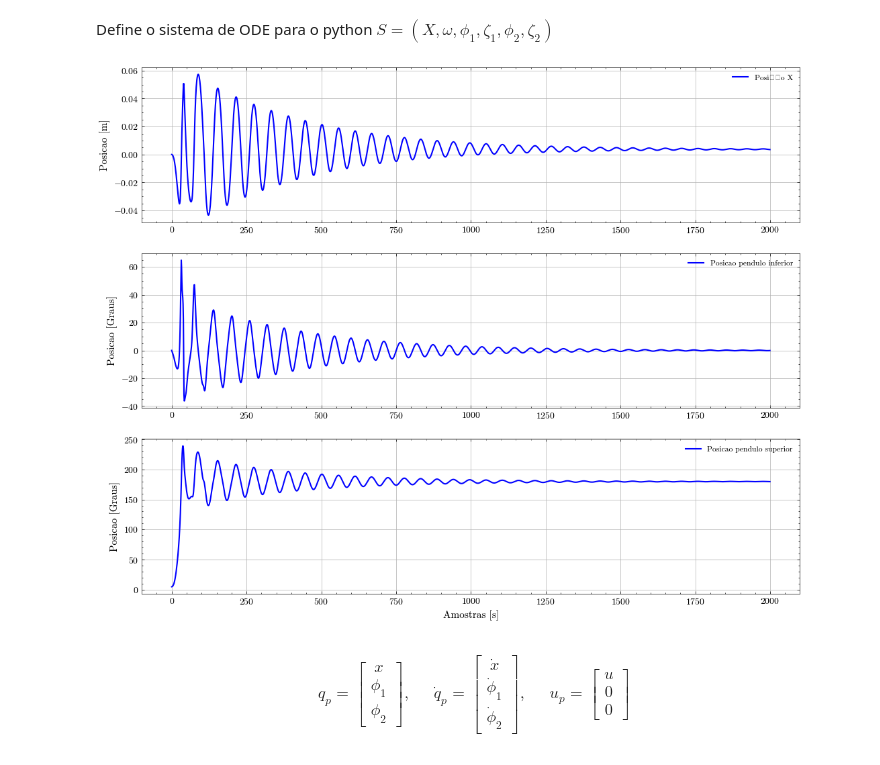
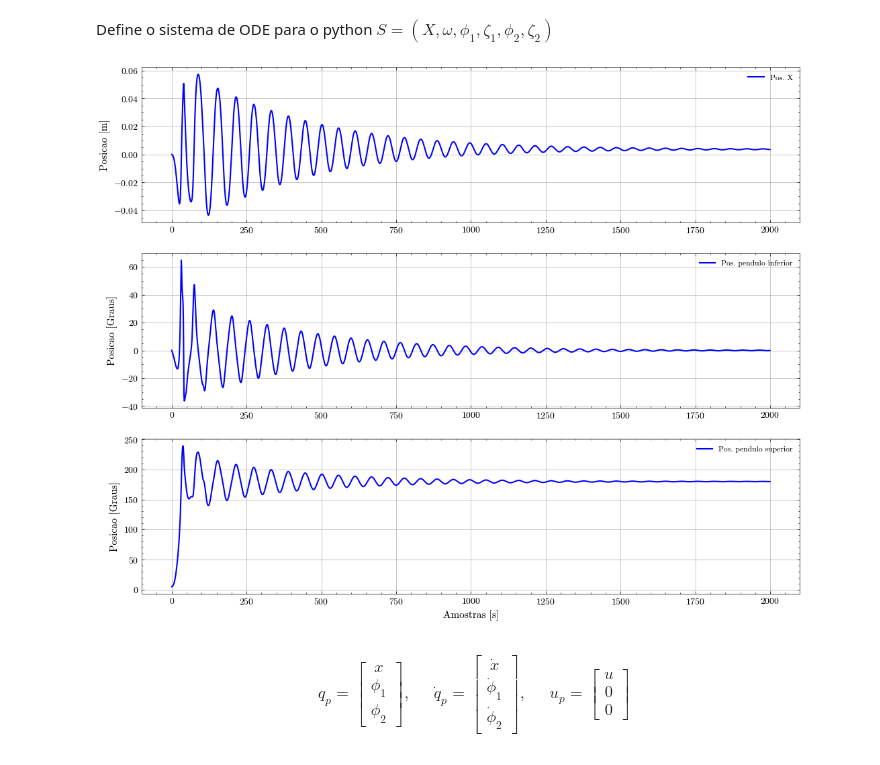
Before and after one commit to thebrendonbarbosa/Projeto_TCC_DPI_Thalyson, a Jupyter notebook: scripts/modelagem_sistema_duplo_pêndulo.ipynb, the cells around one changed output. Cells and saved outputs as stored; diff of their text form; code cells hidden in the pictures.

```diff
--- a/scripts/modelagem_sistema_duplo_pêndulo.ipynb
+++ b/scripts/modelagem_sistema_duplo_pêndulo.ipynb
@@ -168,30 +168,30 @@ soluODE = odeint(dSdt, y0=[0, 0.0, 0.08, 0, 0,0], t=t)
 # %%
 plt.style.use(['science','no-latex'])
 plt.figure(figsize=(10,8))
 # plt.title('Resposta em malha aberta')
 plt.subplot(3,1,1)
-plt.plot(soluODE.T[0],'b',linewidth=1.5,label='Posição X')
+plt.plot(soluODE.T[0],'b',linewidth=1.5,label='Pos. X')
 # plt.xlabel('Amostras [s]',fontsize=11)
 plt.ylabel('Posicao [m]',fontsize=11)
 plt.grid(True)
 plt.legend(loc='upper right',fontsize='small')
 
 plt.subplot(3,1,2)
-plt.plot(soluODE.T[1]*180/np.pi,'b',linewidth=1.5,label='Posicao pendulo inferior')
+plt.plot(soluODE.T[1]*180/np.pi,'b',linewidth=1.5,label='Pos. pendulo inferior')
 # plt.xlabel('Amostras [s]',fontsize=11)
 plt.ylabel('Posicao [Graus]',fontsize=11)
 plt.grid(True)
 plt.legend(loc='upper right',fontsize='small')
 
 plt.subplot(3,1,3)
-plt.plot(soluODE.T[2]*180/np.pi,'b',linewidth=1.5,label='Posicao pendulo superior')
+plt.plot(soluODE.T[2]*180/np.pi,'b',linewidth=1.5,label='Pos. pendulo superior')
 plt.xlabel('Amostras [s]',fontsize=11)
 plt.ylabel('Posicao [Graus]',fontsize=11)
 plt.grid(True)
 plt.legend(loc='upper right',fontsize='small')
 plt.show()
 # %% [output]
-[figure, old version]
+[figure, new version]
 # %% [markdown]
 $$
 \begin{align}
```
